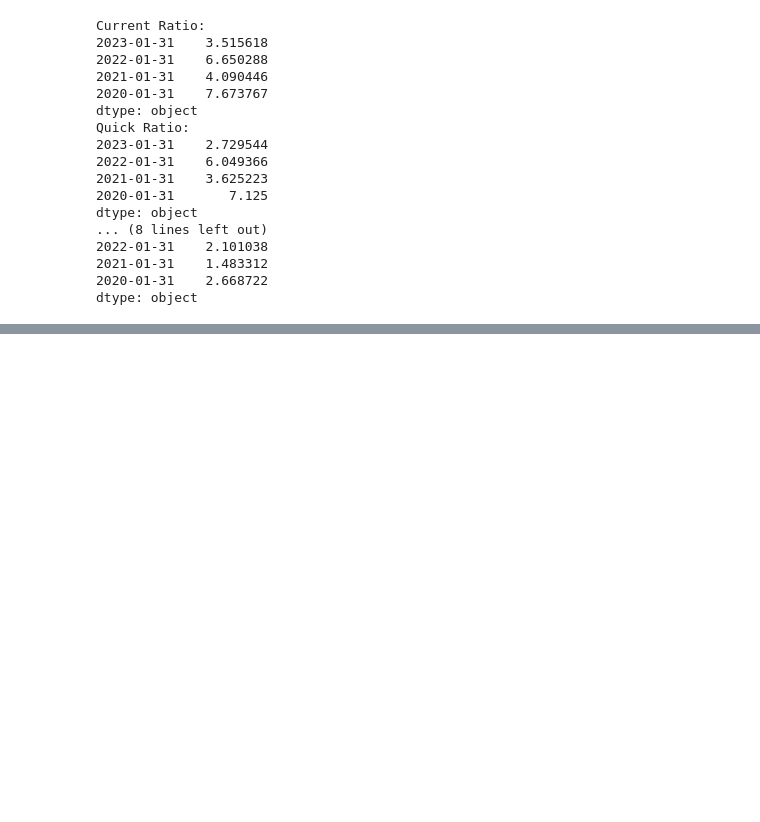
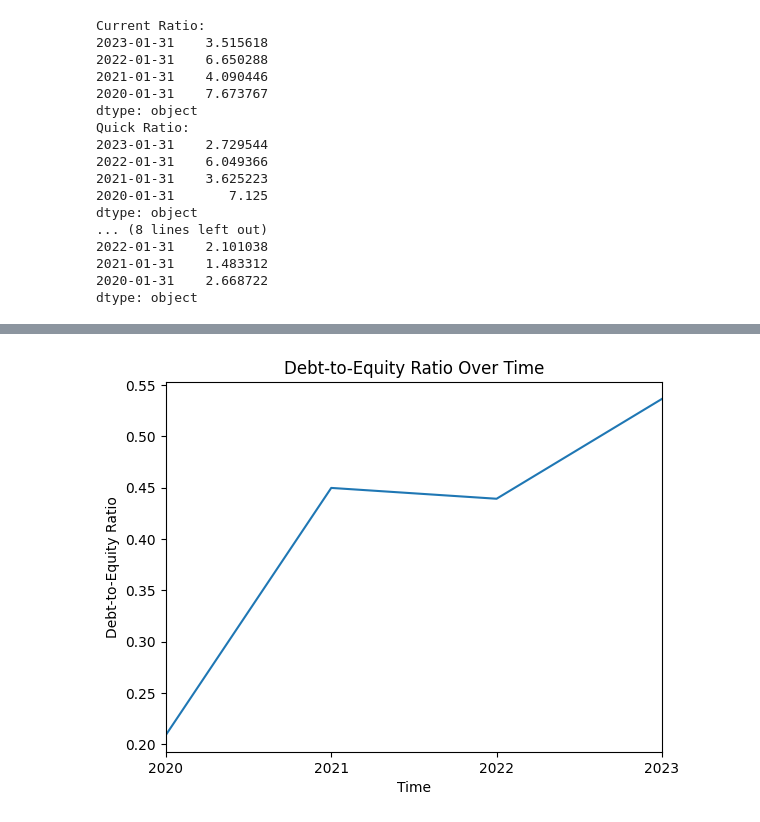
Before and after one commit to jainayushee/financial-ratios-analysis, a Jupyter notebook: bs_analysis_assignment-1.ipynb, the cells around one changed output, grey strips where cells are left out. Cells and saved outputs as stored; diff of their text form; code cells hidden in the pictures; blank space fills up the shorter version.

```diff
--- a/bs_analysis_assignment-1.ipynb
+++ b/bs_analysis_assignment-1.ipynb
@@ -212,0 +232,9 @@ dtype: object
+# %%
+debt_to_equity_ratio.plot()
+
+plt.xlabel('Time')
+plt.ylabel('Debt-to-Equity Ratio')
+plt.title('Debt-to-Equity Ratio Over Time')
+plt.show()
+# %% [output]
+[figure, added]
```
Also changed, not shown: parts of 7 cells of this notebook.
